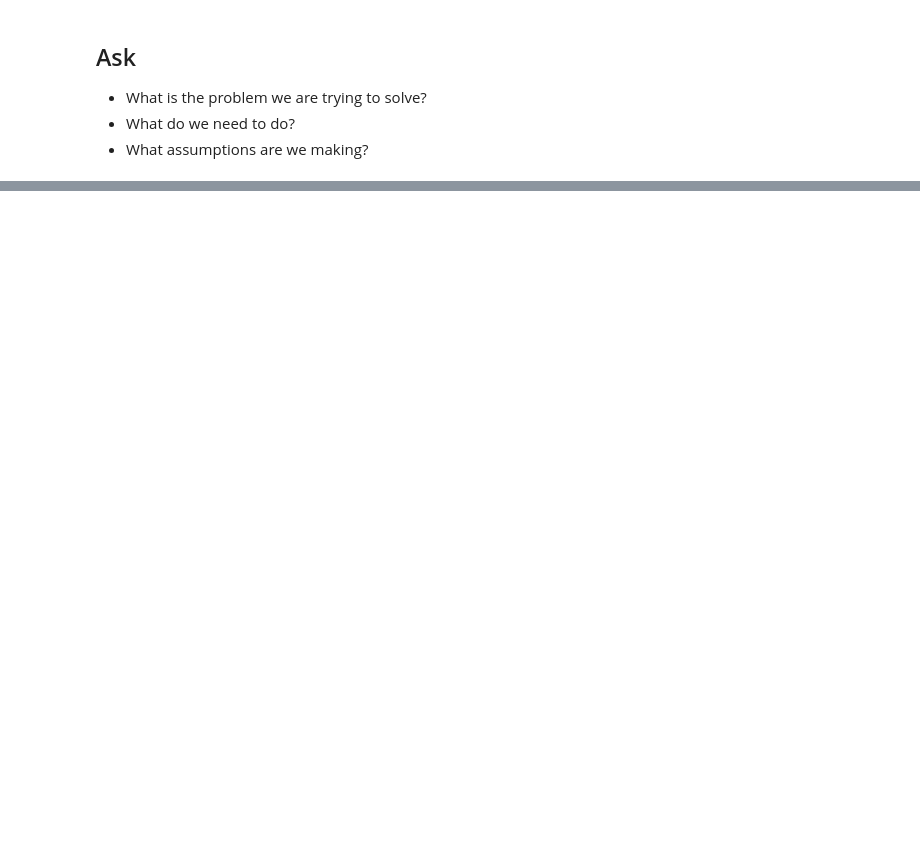
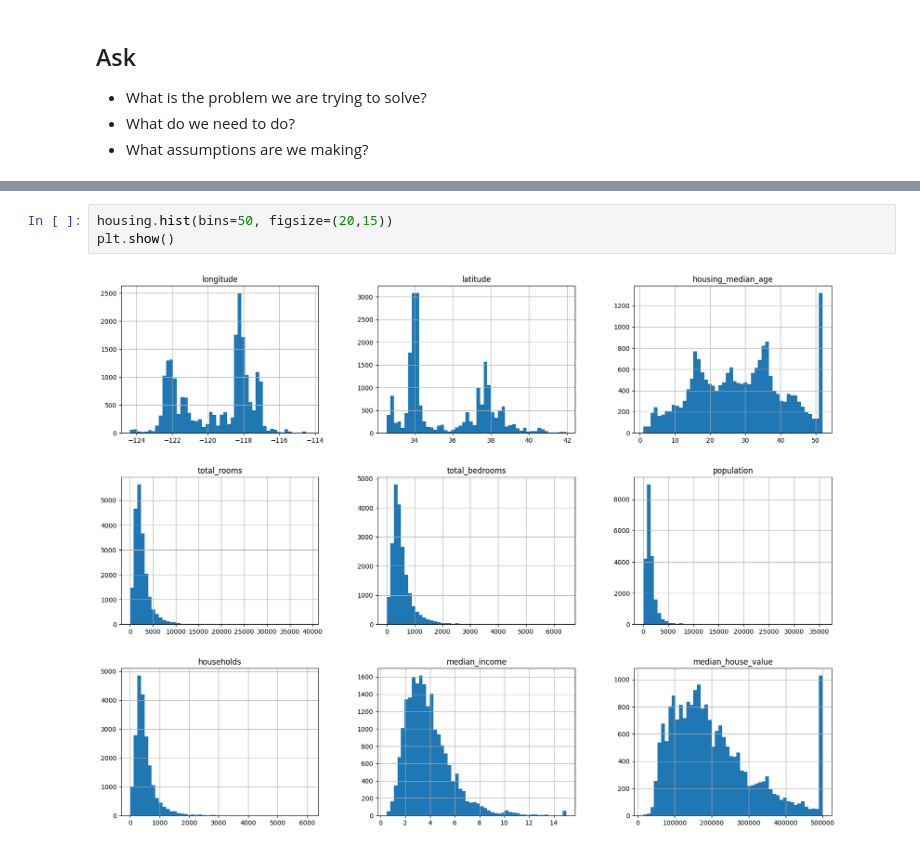
Before and after one commit to IT4063c-Spring23/In-class-sandbox, a Jupyter notebook: modules/end-to-end/notebook.ipynb, the cells around one changed output, grey strips where cells are left out. Drawn from its saved outputs; the diff is of its cells as text; blank space fills up the shorter version.

```diff
--- a/modules/end-to-end/notebook.ipynb
+++ b/modules/end-to-end/notebook.ipynb
@@ -24,0 +58,5 @@ housing.head()
+# %%
+housing.hist(bins=50, figsize=(20,15))
+plt.show()
+# %% [output]
+[figure, added]
```
Also changed, not shown: parts of 19 cells of this notebook.
